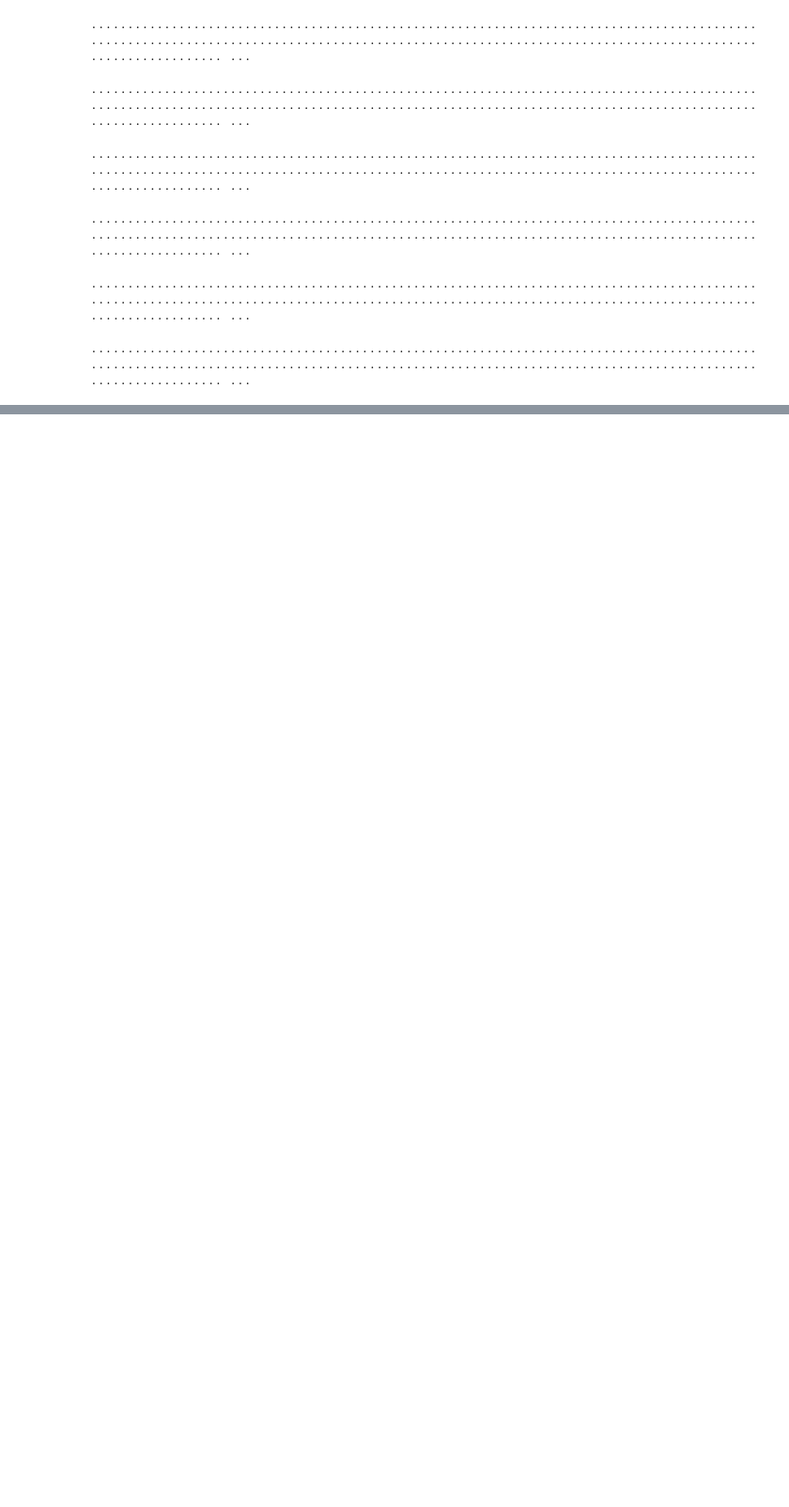
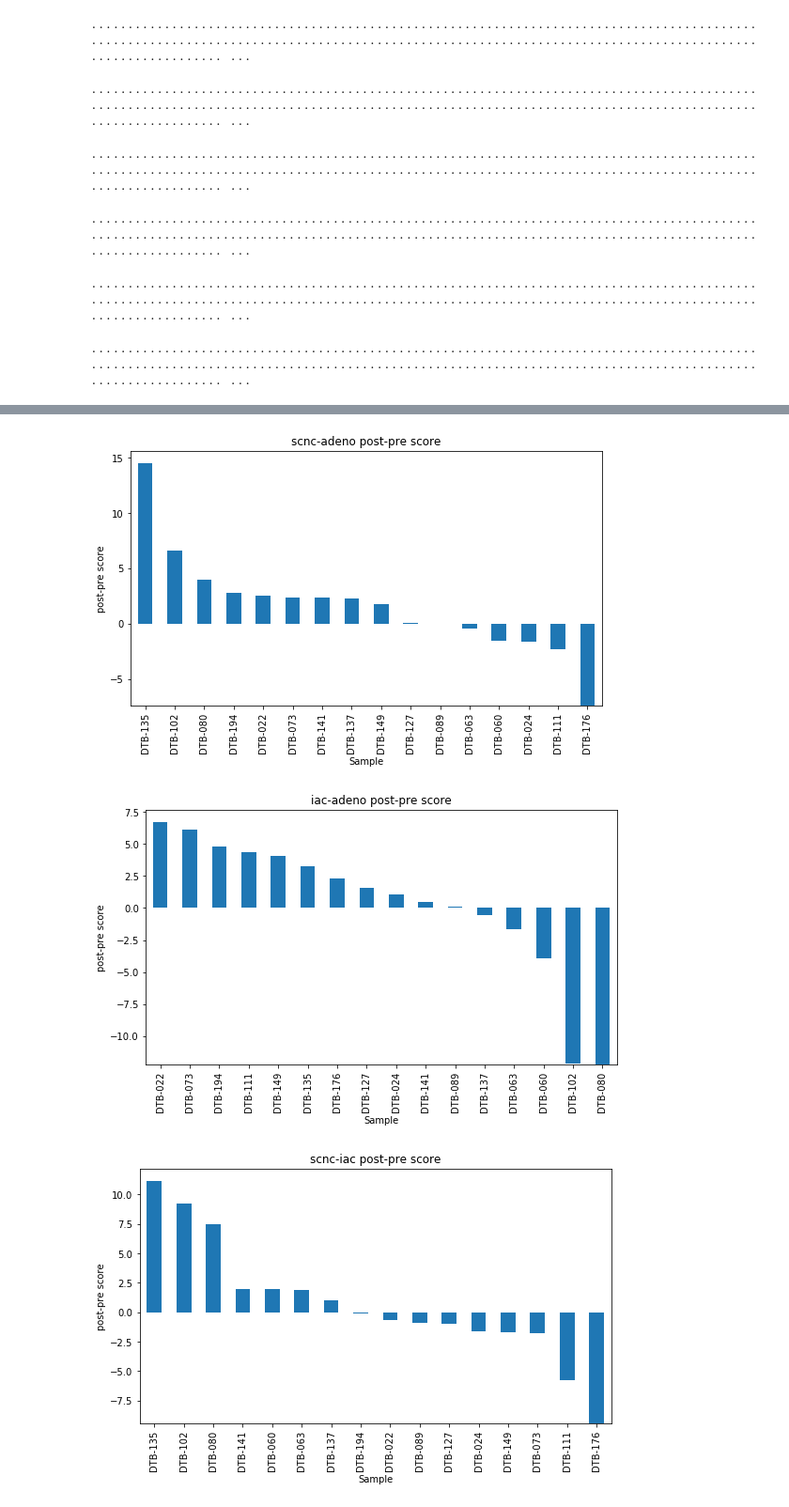
Before and after one commit to MollyZhang/ARsig_python, a Jupyter notebook: NEPCsig.ipynb, the cells around one changed output, grey strips where cells are left out. Shown at 94% size. Cells and saved outputs as stored; diff of their text form; code cells hidden in the pictures; blank space fills up the shorter version.

```diff
--- a/NEPCsig.ipynb
+++ b/NEPCsig.ipynb
@@ -127,0 +234,12 @@ print(helper.leave_pair_out_cv(X, y, linear_model.LogisticRegression()))
+# %%
+# now convert the same graph into post-pre difference plot
+df_combined_pre = df_combined[df_combined.TimePoint == "Pre"].copy()
+df_combined_post = df_combined[df_combined.TimePoint == "Post"].copy()
+df_combined_pre.rename(index={"DTB-022Pro": "DTB-022", "DTB-024Pro": "DTB-024"}, inplace=True)
+rename_dict = dict(zip(df_combined_post.index, [i[:7] for i in df_combined_post.index]))
+df_combined_post.rename(index=rename_dict, inplace=True)
+df_combined_pre.drop(["TimePoint", "NEPC_label"], axis=1, inplace=True)
+df_combined_post.drop(["TimePoint", "NEPC_label"], axis=1, inplace=True)
+assert(list(df_combined_pre) == list(df_combined_post))
+df_combined_post_pre = df_combined_post - df_combined_pre
+df_combined_post_pre
@@ -127,0 +265,12 @@ print(helper.leave_pair_out_cv(X, y, linear_model.LogisticRegression()))
+# %%
+for sig in df_combined_post_pre.columns:
+    plt.figure(sig, figsize=(9,5))
+    group1 = sig.split("-")[0]
+    this_df = df_combined_post_pre.sort_values(by=sig, ascending=False)
+    this_df[sig].plot.bar()
+    plt.title(sig + " post-pre score")
+    plt.ylabel("post-pre score")
+# %% [output]
+[figure, added]
+[figure, added]
+[figure, added]
```
Also changed, not shown: parts of 14 cells of this notebook, 1 other file.
